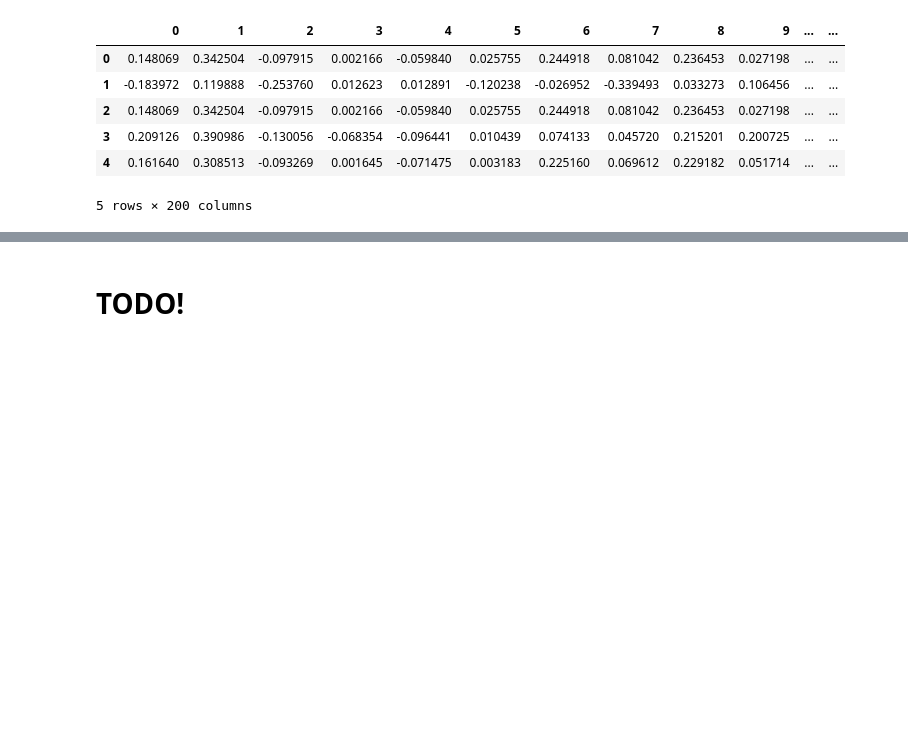
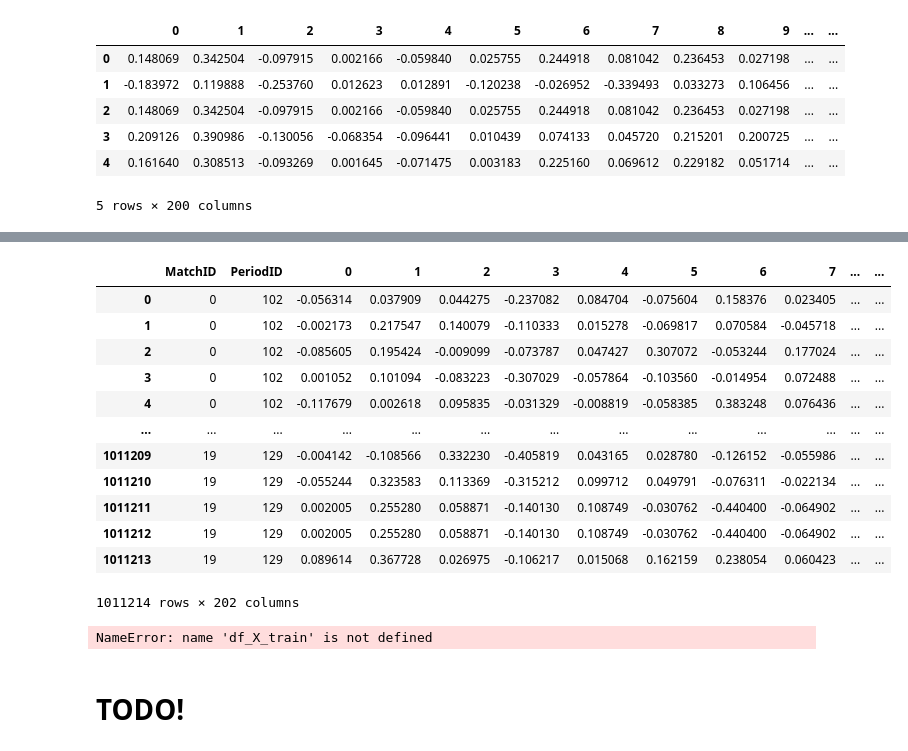
Before and after one commit to vmic2002/DeepLearningChallengeCSC_51054_EP, a Jupyter notebook: Group_challenge_weight_watchers.ipynb, the cells around one changed output, grey strips where cells are left out. Cells and saved outputs as stored; diff of their text form; code cells hidden in the pictures; blank space fills up the shorter version.

```diff
--- a/Group_challenge_weight_watchers.ipynb
+++ b/Group_challenge_weight_watchers.ipynb
@@ -148,0 +193,3 @@ df.head()
+# %%
+df_X_test['ID'] = df_X_test['ID'].str.split('_').str[0]
+df_X_test.rename(columns={'ID': 'MatchID'}, inplace=True)
@@ -148,0 +222,16 @@ df.head()
+# %%
+df_X_test
+# %% [output]
+|  | MatchID | PeriodID | 0 | 1 | 2 | 3 | 4 | 5 | 6 | 7 | ... | ... |
+| 0 | 0 | 102 | -0.056314 | 0.037909 | 0.044275 | -0.237082 | 0.084704 | -0.075604 | 0.158376 | 0.023405 | ... | ... |
+| 1 | 0 | 102 | -0.002173 | 0.217547 | 0.140079 | -0.110333 | 0.015278 | -0.069817 | 0.070584 | -0.045718 | ... | ... |
+| 2 | 0 | 102 | -0.085605 | 0.195424 | -0.009099 | -0.073787 | 0.047427 | 0.307072 | -0.053244 | 0.177024 | ... | ... |
+| 3 | 0 | 102 | 0.001052 | 0.101094 | -0.083223 | -0.307029 | -0.057864 | -0.103560 | -0.014954 | 0.072488 | ... | ... |
+| 4 | 0 | 102 | -0.117679 | 0.002618 | 0.095835 | -0.031329 | -0.008819 | -0.058385 | 0.383248 | 0.076436 | ... | ... |
+| ... | ... | ... | ... | ... | ... | ... | ... | ... | ... | ... | ... | ... |
+| 1011209 | 19 | 129 | -0.004142 | -0.108566 | 0.332230 | -0.405819 | 0.043165 | 0.028780 | -0.126152 | -0.055986 | ... | ... |
+| 1011210 | 19 | 129 | -0.055244 | 0.323583 | 0.113369 | -0.315212 | 0.099712 | 0.049791 | -0.076311 | -0.022134 | ... | ... |
+| 1011211 | 19 | 129 | 0.002005 | 0.255280 | 0.058871 | -0.140130 | 0.108749 | -0.030762 | -0.440400 | -0.064902 | ... | ... |
+| 1011212 | 19 | 129 | 0.002005 | 0.255280 | 0.058871 | -0.140130 | 0.108749 | -0.030762 | -0.440400 | -0.064902 | ... | ... |
+| 1011213 | 19 | 129 | 0.089614 | 0.367728 | 0.026975 | -0.106217 | 0.015068 | 0.162159 | 0.238054 | 0.060423 | ... | ... |
+1011214 rows × 202 columns
@@ -149,2 +242,9 @@ df.head()
+# %%
+X_train = df_X_train.to_numpy()
+y_train = df_y_train.to_numpy()
+X_test = df_X_test.to_numpy()
+y_test = df_y_test.to_numpy()
+# %% [output]
+NameError: name 'df_X_train' is not defined
 # %% [markdown]
 # TODO!
```
Also changed, not shown: parts of 13 cells of this notebook.
